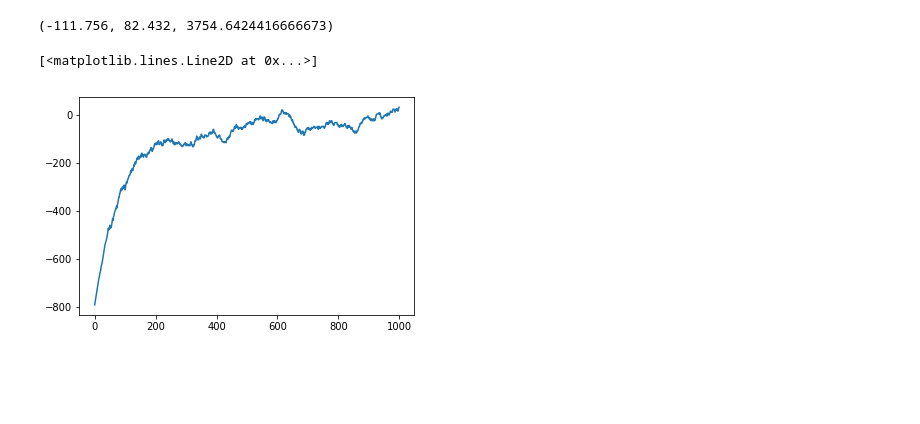
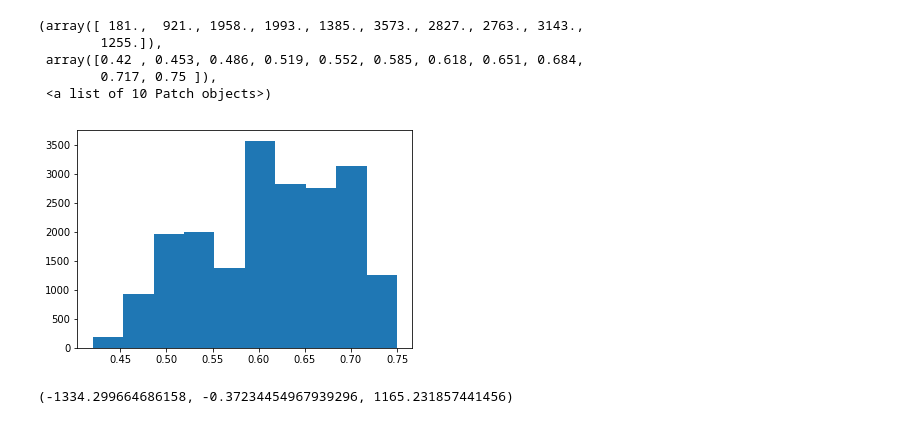
Before and after one commit to asegura4488/Python, a Jupyter notebook: MyIsing.ipynb, the cells around one changed output. Drawn from its saved outputs; the diff is of its cells as text; code cells hidden in the pictures; blank space fills up the shorter version.

```diff
--- a/MyIsing.ipynb
+++ b/MyIsing.ipynb
@@ -109,26 +156,42 @@ def _ising_step(Matrix, T):
+# %%
+plt.figure()
+plt.hist(Magnetization, bins=10)
+# %% [output]
+(array([ 181.,  921., 1958., 1993., 1385., 3573., 2827., 2763., 3143.,
+        1255.]),
+ array([0.42 , 0.453, 0.486, 0.519, 0.552, 0.585, 0.618, 0.651, 0.684,
+        0.717, 0.75 ]),
+ <a list of 10 Patch objects>)
+[figure, added]
+# %%
+# Calculando calor espeficico
+
+cv = (np.average(Energy2)-np.average(Energy)**2)/T**2
+
+print(np.average(Energy),np.average(Magnetization),cv)
+# %% [output]
+(-1334.299664686158, -0.37234454967939296, 1165.231857441456)
 # %%
-Energies = []
-Energies2 = []
-Cv = []
-Magnetization = []
+# Ahora vamos a variar las temperaturas
 
-T = 2.4
+def GetValues(T, Ntoys = 2000):
 
-for i in tqdm(range(1000)):
-    matrix = _ising_step(field, T)
-    energy, energy2 = GetEnergy(matrix)
-    Energies.append(energy)
-    Energies2.append(energy2)
-    Magnetization.append(np.sum(matrix.ravel()))
+    sigma_ = sigma.copy()
 
+    Energy = []
+    Energy2 = []
+    Magnetization = []
 
-cv = (np.average(Energies2)-np.average(Energies)**2)/T**2
+    for i in range(Ntoys):
+    #for i in tqdm(range(Ntoys)):
+        sigma_ = _ising_step(sigma_,T)
+        energy = GetEnergy(sigma_)
+        magnetization = GetMagnetization(sigma_)
 
-print(np.average(Energies), np.average(Magnetization), cv)
+        Energy.append(energy/float(M*N))
+        Energy2.append((energy/float(M*N))**2)
+        Magnetization.append(magnetization)
+
+    cv = (np.average(Energy2)-np.average(Energy)**2)/T**2
+
+    return np.average(Energy),np.average(Magnetization),cv
-# %% [output]
-(-111.756, 82.432, 3754.6424416666673)
-# %%
-plt.plot(Energies)
-# %% [output]
-[<matplotlib.lines.Line2D at 0x...>]
-[figure, removed]
```
Also changed, not shown: parts of 20 cells of this notebook.
